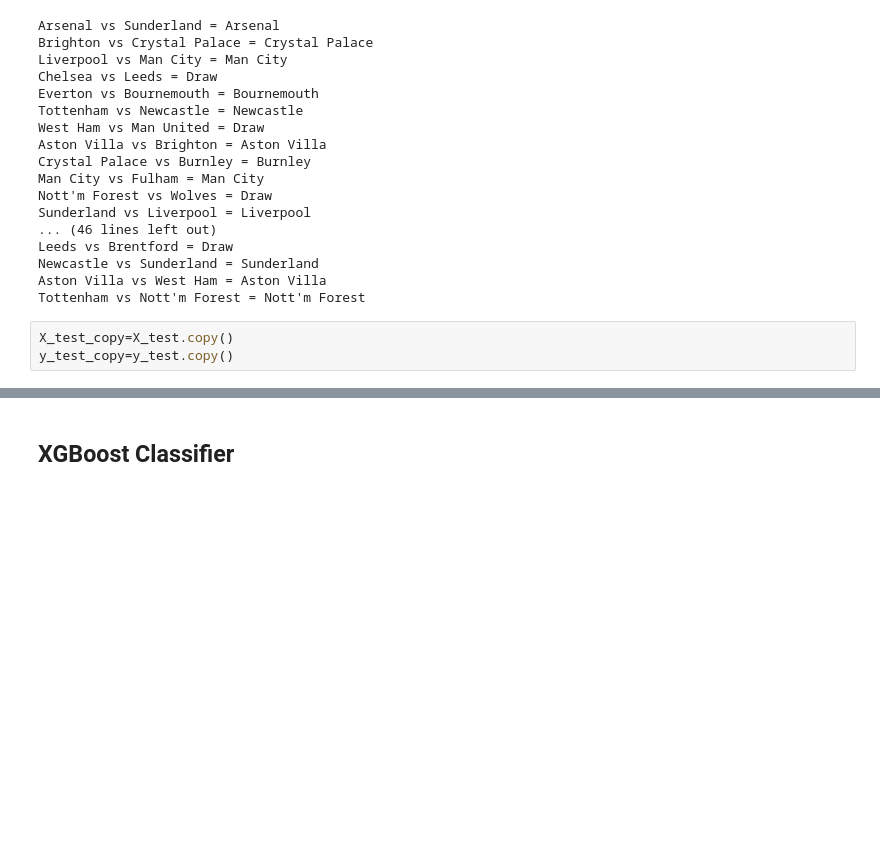
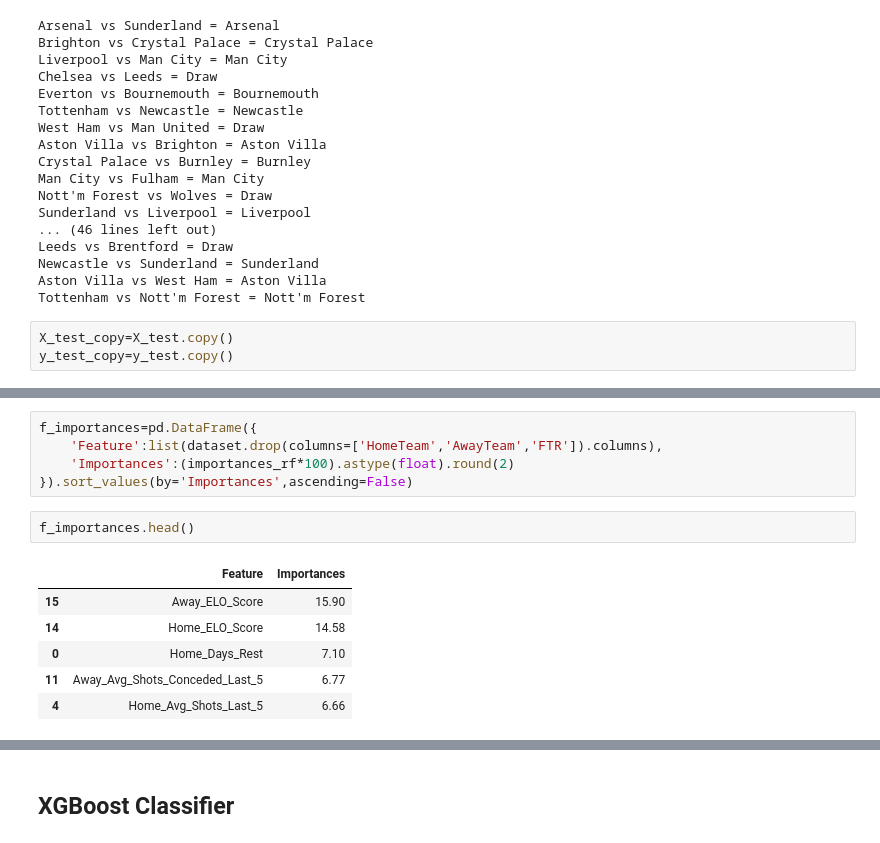
Before and after one commit to stepanmouratoglou-a11y/Premier-League-Predictions, a Jupyter notebook: PremierLeague.ipynb, the cells around one changed output, grey strips where cells are left out. Saved outputs shown, nothing was run; the diff lists cells and outputs as text; blank space fills up the shorter version.

```diff
--- a/PremierLeague.ipynb
+++ b/PremierLeague.ipynb
@@ -495,0 +543,14 @@ RandomForestClassifier(class_weight='balanced', max_features='log2',
+# %%
+f_importances=pd.DataFrame({
+    'Feature':list(dataset.drop(columns=['HomeTeam','AwayTeam','FTR']).columns),
+    'Importances':(importances_rf*100).astype(float).round(2)
+}).sort_values(by='Importances',ascending=False)
+# %%
+f_importances.head()
+# %% [output]
+|  | Feature | Importances |
+| 15 | Away_ELO_Score | 15.90 |
+| 14 | Home_ELO_Score | 14.58 |
+| 0 | Home_Days_Rest | 7.10 |
+| 11 | Away_Avg_Shots_Conceded_Last_5 | 6.77 |
+| 4 | Home_Avg_Shots_Last_5 | 6.66 |
```
Also changed, not shown: parts of 43 cells of this notebook.
